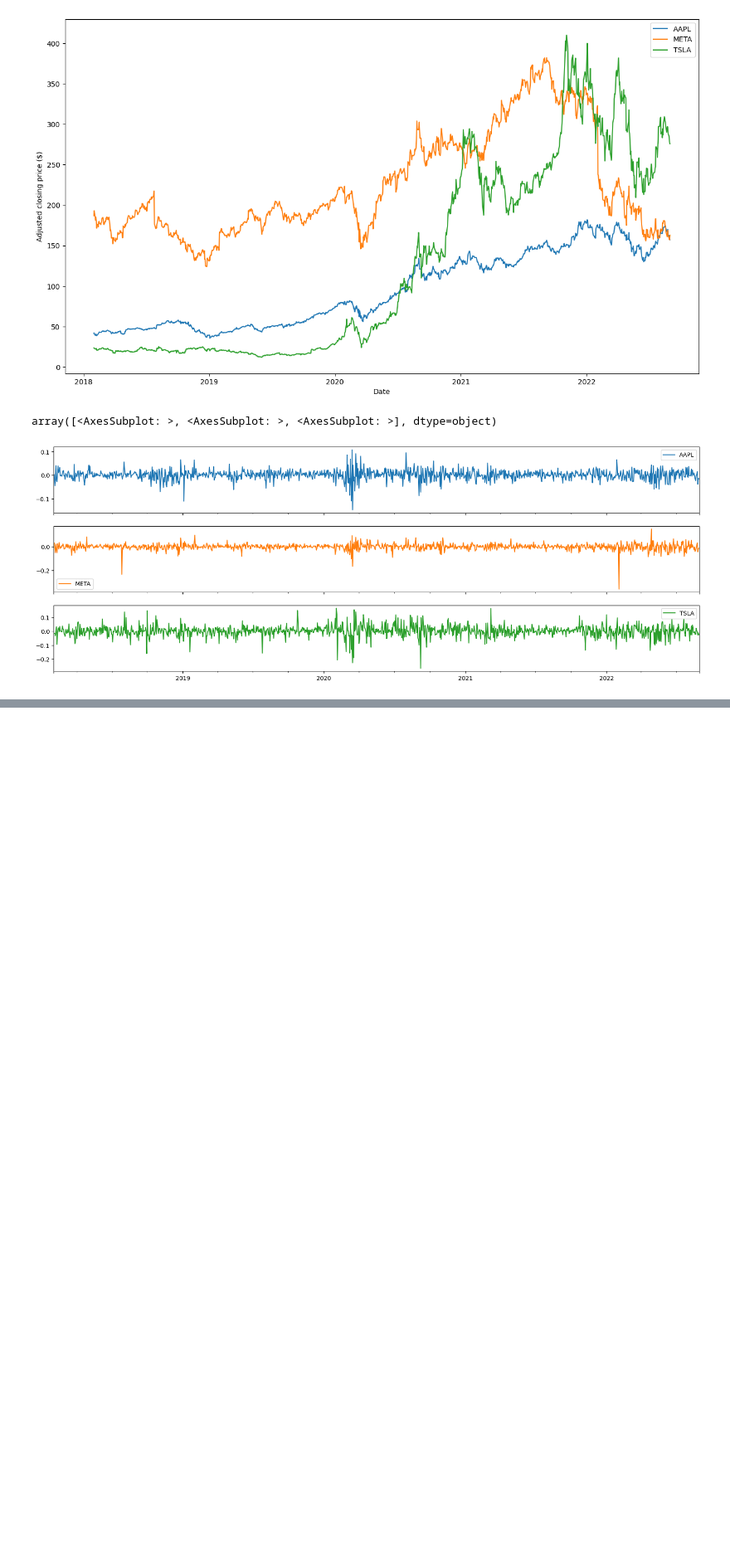
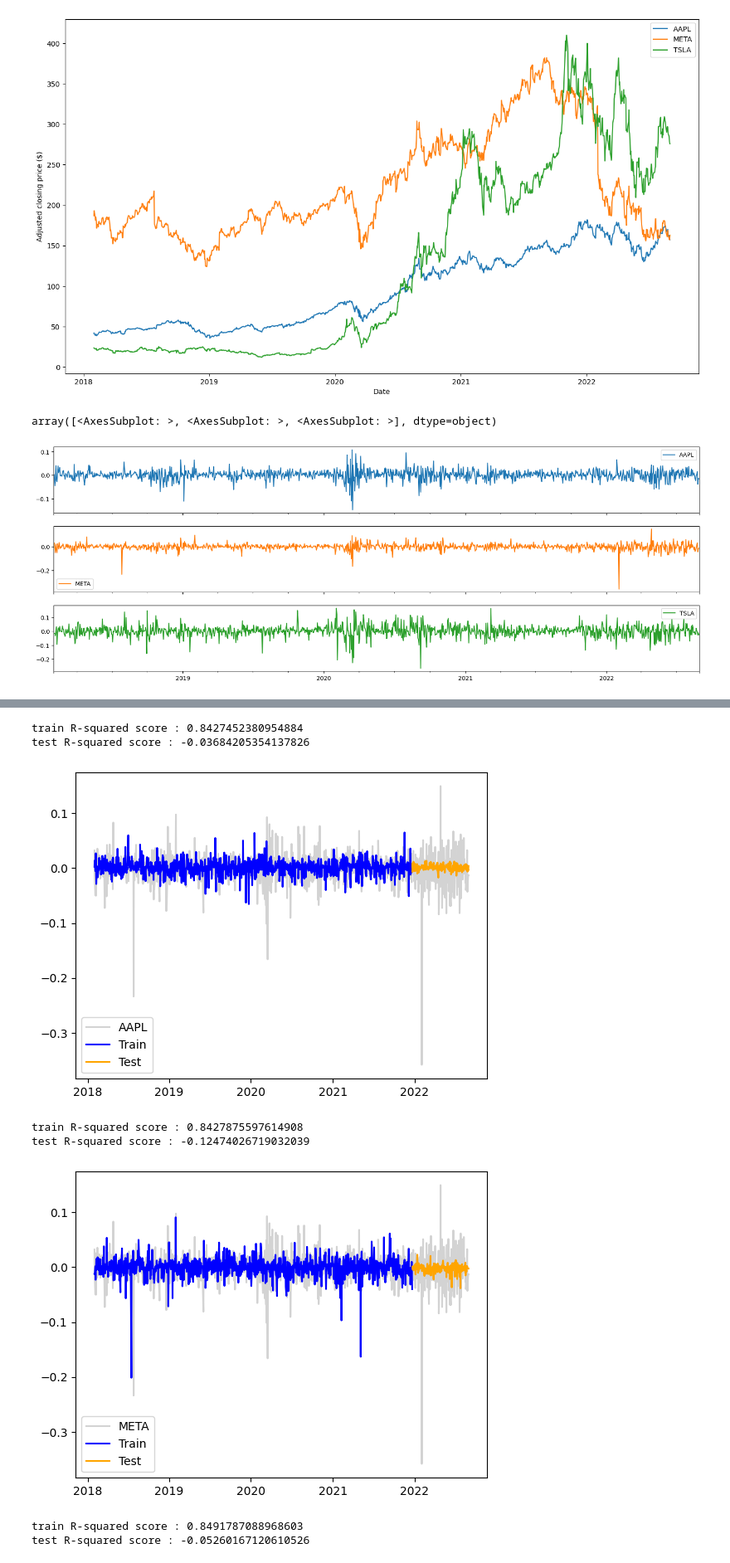
Before and after one commit to eltontay/Stock-Returns-Prediction-ML-Textual-Analysis, a Jupyter notebook: Data-Analysis/Text-Analysis.ipynb, the cells around one changed output, grey strips where cells are left out. Shown at 83% size. Saved outputs shown, nothing was run; the diff lists cells and outputs as text; code cells hidden in the pictures; blank space fills up the shorter version.

```diff
--- a/Data-Analysis/Text-Analysis.ipynb
+++ b/Data-Analysis/Text-Analysis.ipynb
@@ -221,0 +275,11 @@ plt.show()
+# %%
+rf(finbert_all_w)
+# %% [output]
+train R-squared score : 0.8427452380954884
+test R-squared score : -0.03684205354137826
+[figure, added]
+train R-squared score : 0.8427875597614908
+test R-squared score : -0.12474026719032039
+[figure, added]
+train R-squared score : 0.8491787088968603
+test R-squared score : -0.05260167120610526
```
Also changed, not shown: parts of 10 cells of this notebook, 6 other files.
